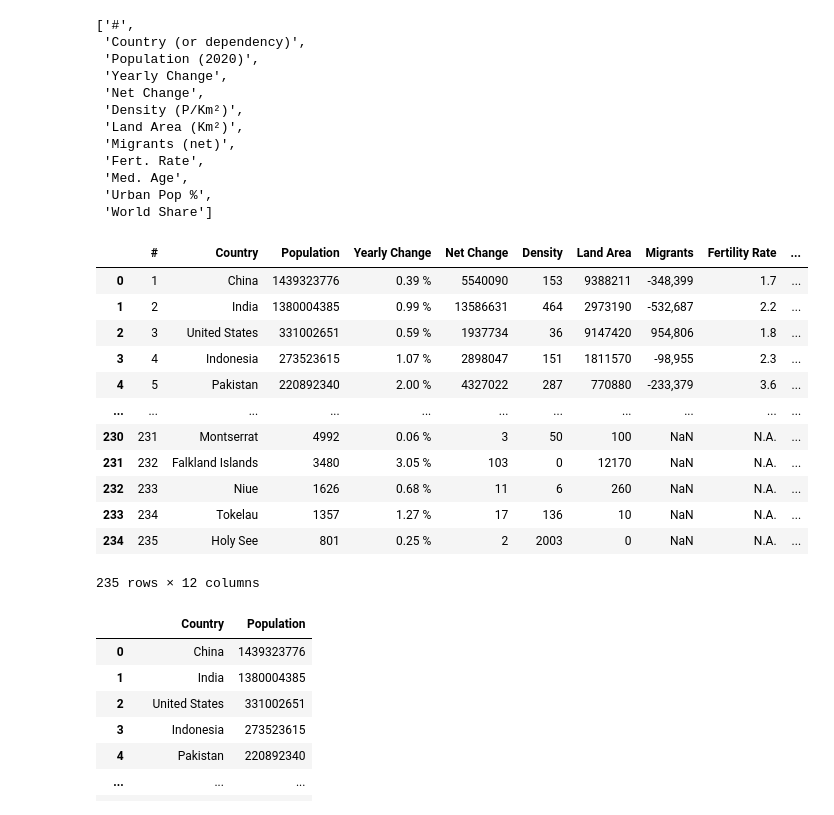
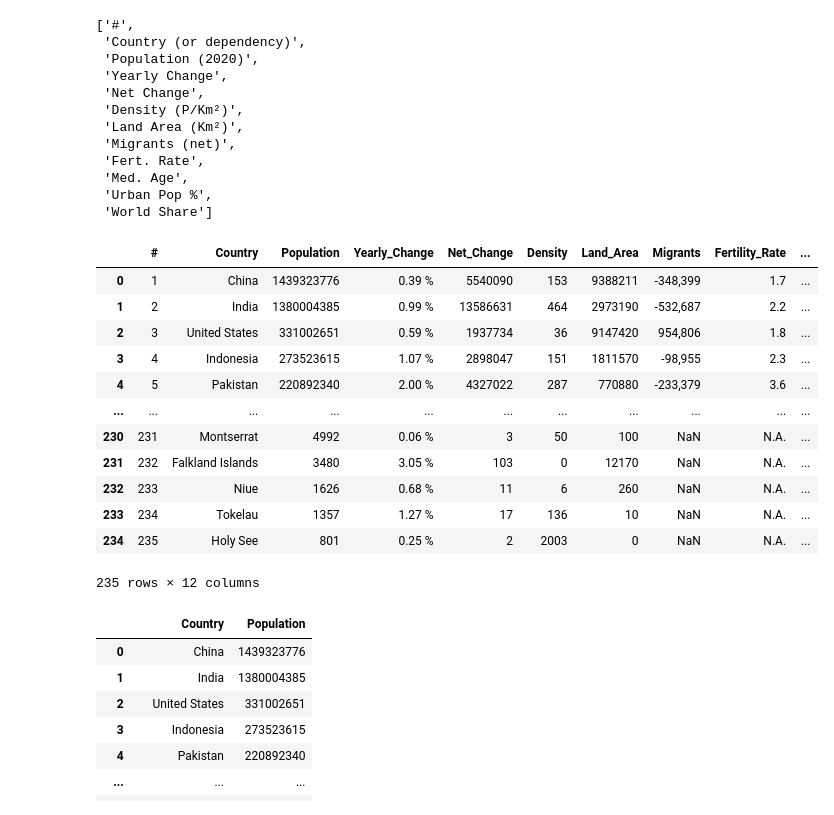
Before and after one commit to atabbalat/DSC540, a Jupyter notebook: Term Project/Term_Project_AbedTabbalat.ipynb, the cells around one changed output. Saved outputs shown, nothing was run; the diff lists cells and outputs as text; code cells hidden in the pictures.

```diff
--- a/Term Project/Term_Project_AbedTabbalat.ipynb
+++ b/Term Project/Term_Project_AbedTabbalat.ipynb
@@ -201,11 +201,11 @@ list(df_web.columns)
  'World Share']
 # %%
 # Renaming columns for more clarity.
-df_web.columns = ['#', 'Country', 'Population', 'Yearly Change', 'Net Change', 'Density', 'Land Area',
-                  'Migrants', 'Fertility Rate', 'Median Age', 'Urban Population Percentage', 'World Share']
+df_web.columns = ['#', 'Country', 'Population', 'Yearly_Change', 'Net_Change', 'Density', 'Land_Area',
+                  'Migrants', 'Fertility_Rate', 'Median_Age', 'Urban_Population_Percentage', 'World_Share']
 df_web
 # %% [output]
-|  | # | Country | Population | Yearly Change | Net Change | Density | Land Area | Migrants | Fertility Rate | ... |
+|  | # | Country | Population | Yearly_Change | Net_Change | Density | Land_Area | Migrants | Fertility_Rate | ... |
 | 0 | 1 | China | 1439323776 | 0.39 % | 5540090 | 153 | 9388211 | -348,399 | 1.7 | ... |
 | 1 | 2 | India | 1380004385 | 0.99 % | 13586631 | 464 | 2973190 | -532,687 | 2.2 | ... |
 | 2 | 3 | United States | 331002651 | 0.59 % | 1937734 | 36 | 9147420 | 954,806 | 1.8 | ... |
```
Also changed, not shown: parts of 28 cells of this notebook, 1 other file.
